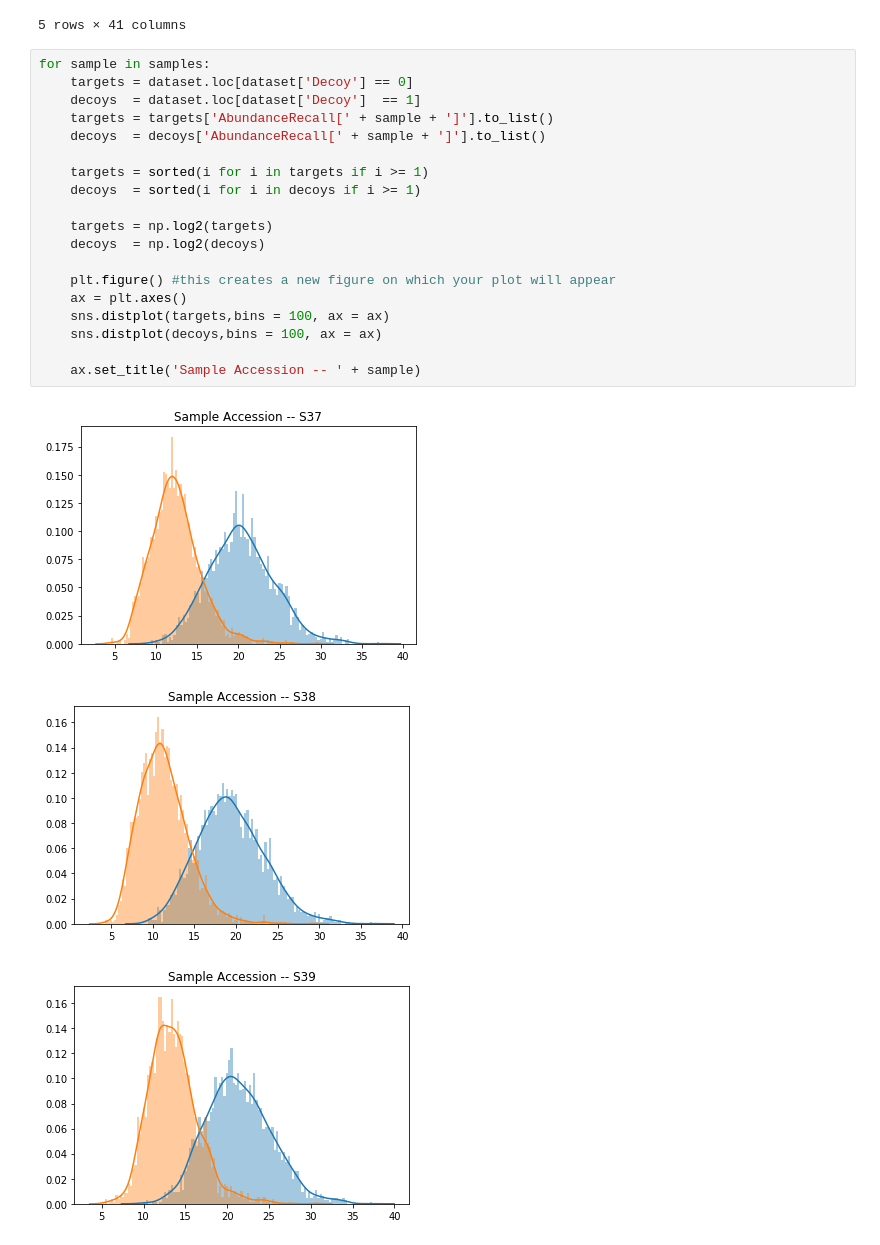
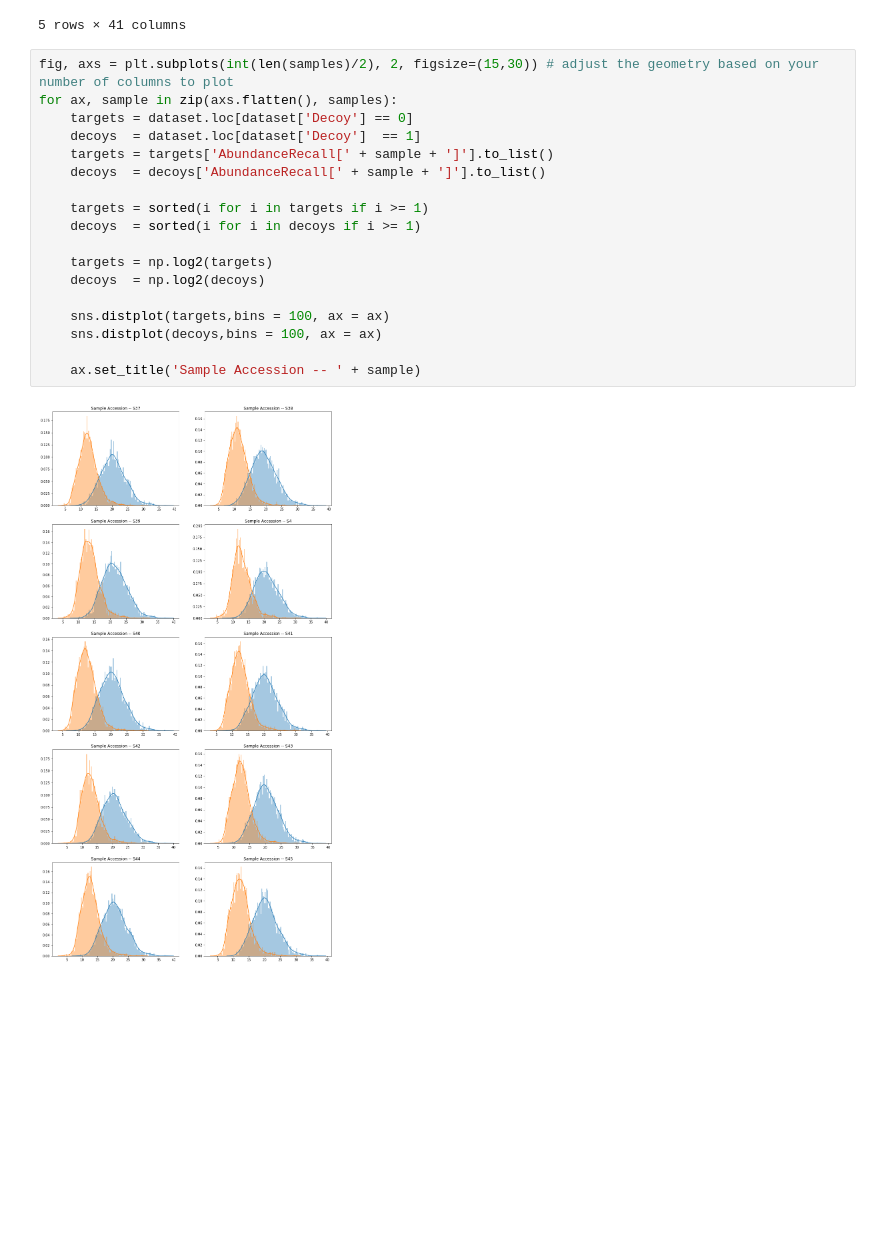
Before and after one commit to ypriverol/ms1, a Jupyter notebook: analyze-ms1-data.ipynb, the cells around one changed output. Drawn from its saved outputs; the diff is of its cells as text; blank space fills up the shorter version.

```diff
--- a/analyze-ms1-data.ipynb
+++ b/analyze-ms1-data.ipynb
@@ -120,25 +120,22 @@ dataset.head()
 | 4 | Q9UBF2 | Coatomer subunit gamma-2 OS=Homo ... | 0.0 | 47.0 | 5.057266e+06 | NaN | 77286.744140 | ... |
 5 rows × 41 columns
 # %%
-for sample in samples:
+fig, axs = plt.subplots(int(len(samples)/2), 2, figsize=(15,30)) # adjust the geometry based on your number of columns to plot
+for ax, sample in zip(axs.flatten(), samples):
     targets = dataset.loc[dataset['Decoy'] == 0]
     decoys  = dataset.loc[dataset['Decoy']  == 1]
     targets = targets['AbundanceRecall[' + sample + ']'].to_list()
     decoys  = decoys['AbundanceRecall[' + sample + ']'].to_list()
 
     targets = sorted(i for i in targets if i >= 1)
     decoys  = sorted(i for i in decoys if i >= 1)
 
     targets = np.log2(targets)
     decoys  = np.log2(decoys)
 
-    plt.figure() #this creates a new figure on which your plot will appear
-    ax = plt.axes()
     sns.distplot(targets,bins = 100, ax = ax)
     sns.distplot(decoys,bins = 100, ax = ax)
 
     ax.set_title('Sample Accession -- ' + sample)
 # %% [output]
-[figure, old version]
+[figure, new version]
-[figure, removed]
-[figure, removed]
```
Also changed, not shown: parts of 1 cell of this notebook.
